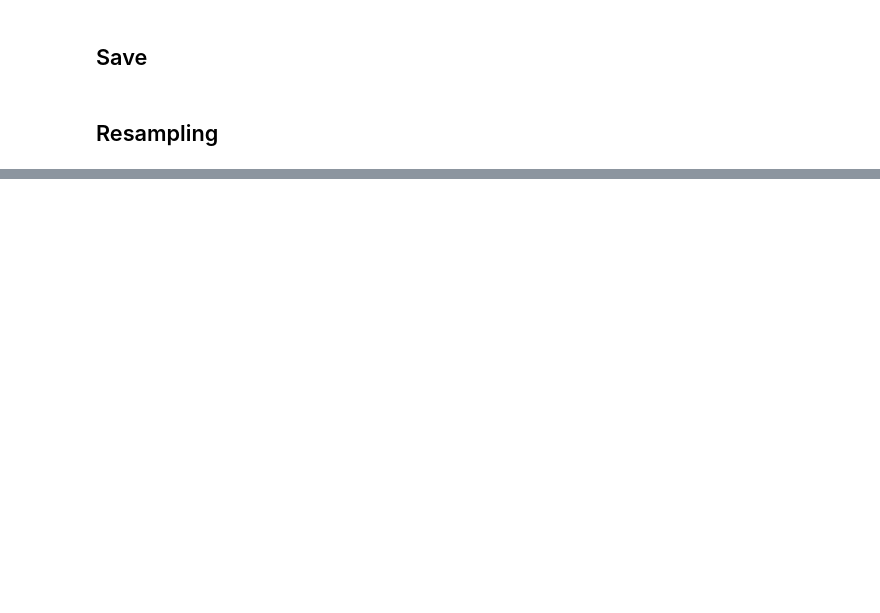
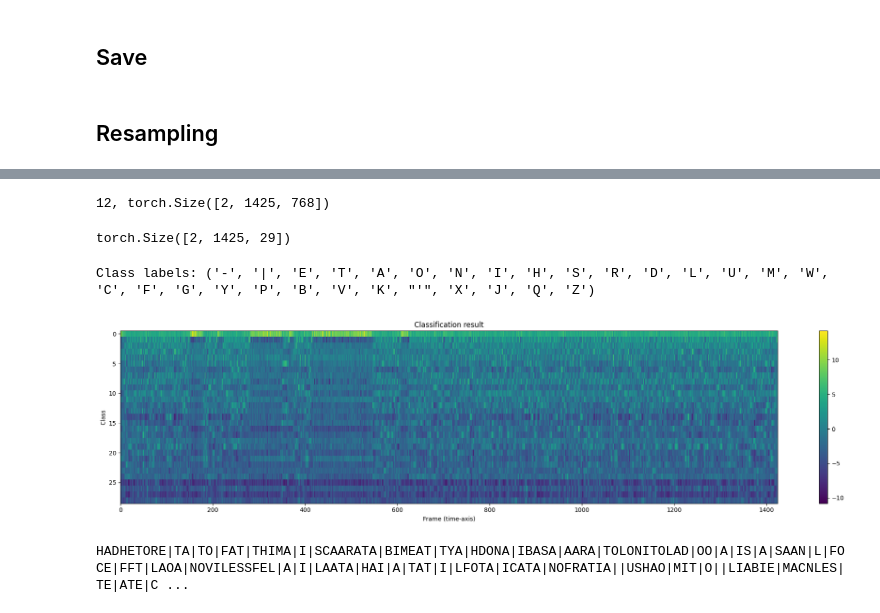
Before and after one commit to ilyii/scream, a Jupyter notebook: preprocessing.ipynb, the cells around one changed output, grey strips where cells are left out. Drawn from its saved outputs; the diff is of its cells as text; code cells hidden in the pictures; blank space fills up the shorter version.

```diff
--- a/preprocessing.ipynb
+++ b/preprocessing.ipynb
@@ -60,6 +65,13 @@ buffer.getvalue()[:50]
 # %% [markdown]
 ## Resampling
-# %%
-resample_rate = 16000
-
-waveform, sample_rate = torchaudio.load("sample.wav", format="wav")
+# %%
+waveform, sample_rate = torchaudio.load(SOURCE_FILE, format="wav")
+waveform = waveform.to(DEVICE)
+
+if sample_rate != SAMPLE_RATE:
+    waveform = torchaudio.functional.resample(waveform, sample_rate, SAMPLE_RATE)
+# %%
+
+model = Wav2Vec(Wav2Vec_PARAMS)
+model.load_state_dict(torch.load("models/checkpoints/wav2vec2-base-960h.pt"))
+model.to(DEVICE)
@@ -65,0 +96,27 @@ waveform, sample_rate = torchaudio.load("sample.wav", format="wav")
+# %%
+with torch.inference_mode():
+    features, _ = model.extract_features(waveform)
+    emission, _ = model(waveform)
+
+# Feature Extractor + Encoder
+# list[Tensor] <num_heads, (?,?,embed_size)>
+print(f'{len(features)}, {features[0].shape}')
+
+# Feature Extractor + Encoder + Aux
+# Tensor <?, ?, vocab_size>
+display(emission.shape)
+# %% [output]
+12, torch.Size([2, 1425, 768])
+torch.Size([2, 1425, 29])
+# %%
+plt.figure(figsize=(20, 5))
+plt.imshow(emission[0].cpu().T, interpolation="nearest", aspect='auto')
+plt.title("Classification result")
+plt.colorbar()
+plt.xlabel("Frame (time-axis)")
+plt.ylabel("Class")
+plt.tight_layout()
+print("Class labels:", LABELS)
+# %% [output]
+Class labels: ('-', '|', 'E', 'T', 'A', 'O', 'N', 'I', 'H', 'S', 'R', 'D', 'L', 'U', 'M', 'W', 'C', 'F', 'G', 'Y', 'P', 'B', 'V', 'K', "'", 'X', 'J', 'Q', 'Z')
+[figure, added]
@@ -65,0 +138,4 @@ waveform, sample_rate = torchaudio.load("sample.wav", format="wav")
+# %%
+print(transcript)
+# %% [output]
+HADHETORE|TA|TO|FAT|THIMA|I|SCAARATA|BIMEAT|TYA|HDONA|IBASA|AARA|TOLONITOLAD|OO|A|IS|A|SAAN|L|FOCE|FFT|LAOA|NOVILESSFEL|A|I|LAATA|HAI|A|TAT|I|LFOTA|ICATA|NOFRATIA||USHAO|MIT|O||LIABIE|MACNLES|TE|ATE|C ...
```
Also changed, not shown: parts of 11 cells of this notebook, 11 other files.
